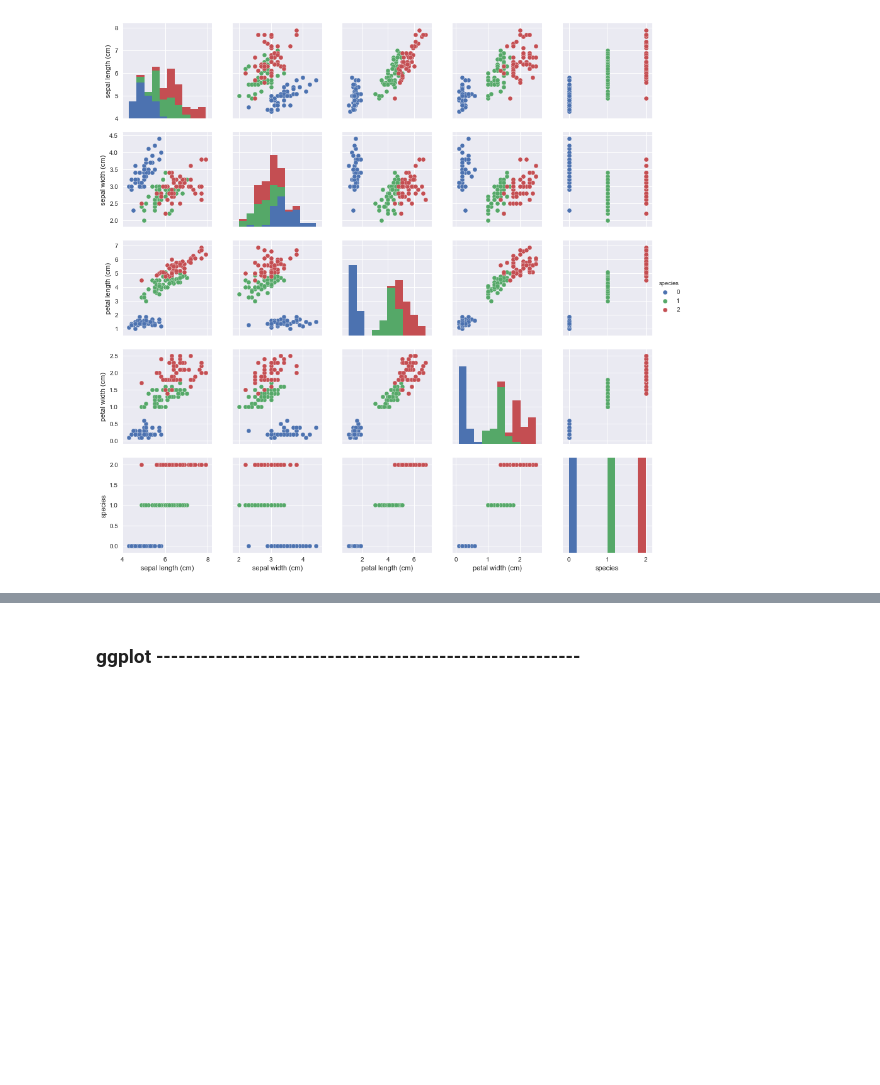
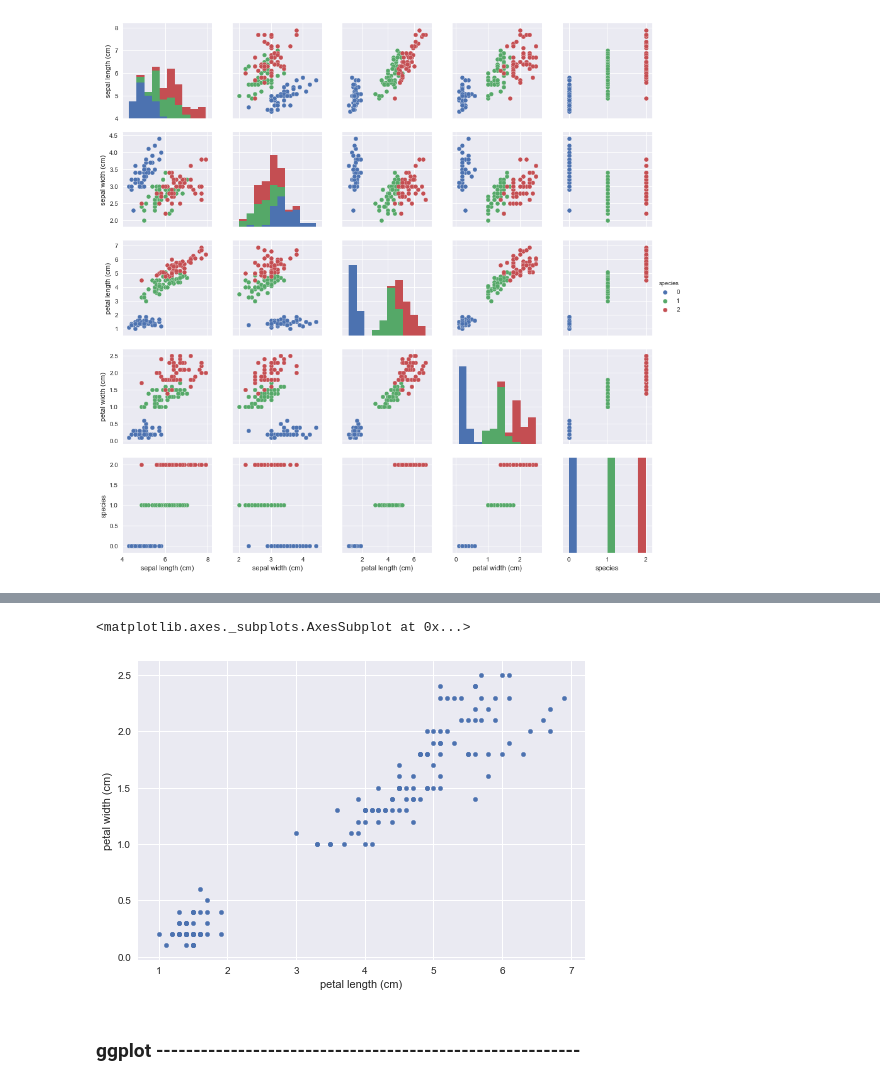
Before and after one commit to blindseth/dadata, a Jupyter notebook: graphing.ipynb, the cells around one changed output, grey strips where cells are left out. Cells and saved outputs as stored; diff of their text form; code cells hidden in the pictures; blank space fills up the shorter version.

Commit message:
added pandas plot() & corr()

```diff
--- a/graphing.ipynb
+++ b/graphing.ipynb
@@ -189,2 +200,7 @@ py.show()
+# %%
+df_iri.plot(kind="scatter",x="petal length (cm)", y="petal width (cm)")
+# %% [output]
+<matplotlib.axes._subplots.AxesSubplot at 0x...>
+[figure, added]
 # %% [markdown]
 ### ggplot ---------------------------------------------------------
```
Also changed, not shown: parts of 3 cells of this notebook.
